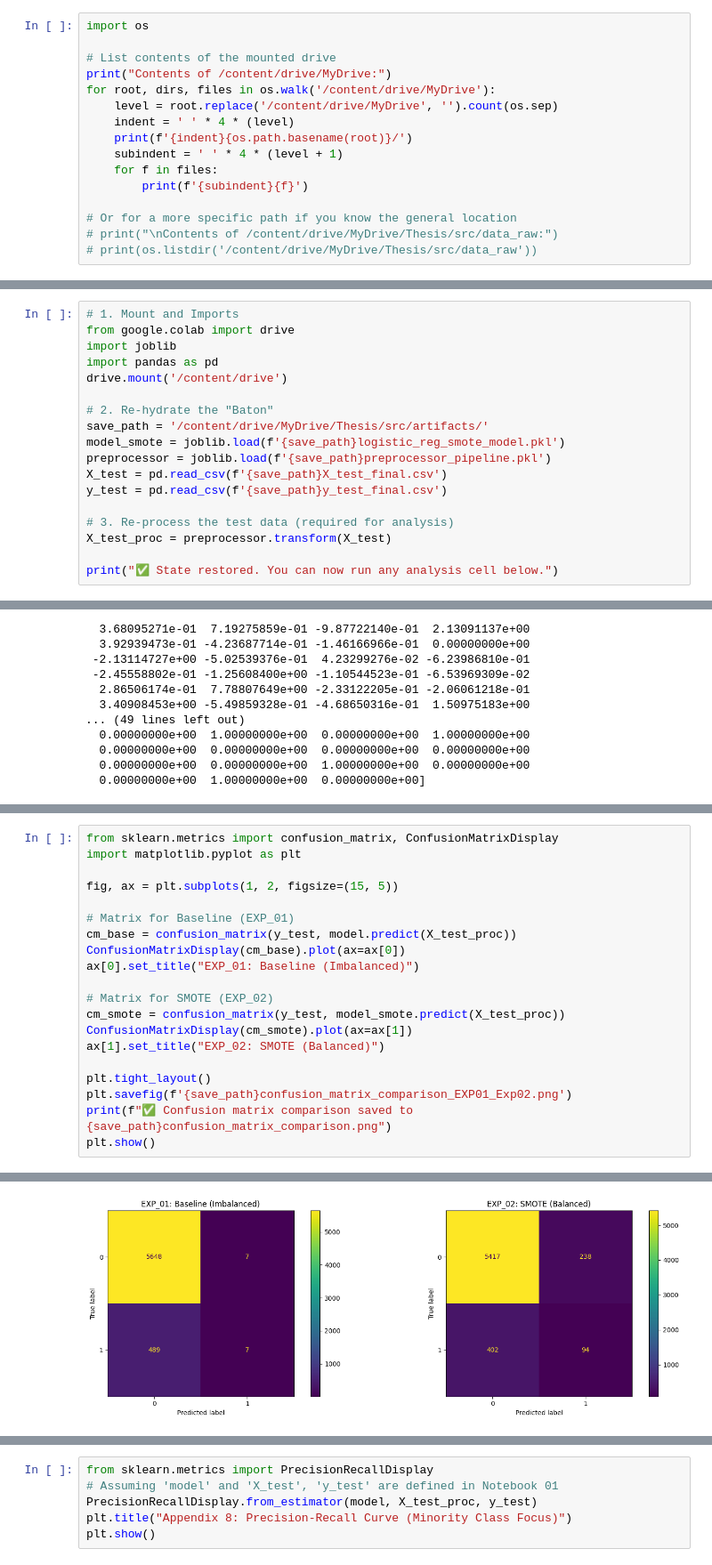
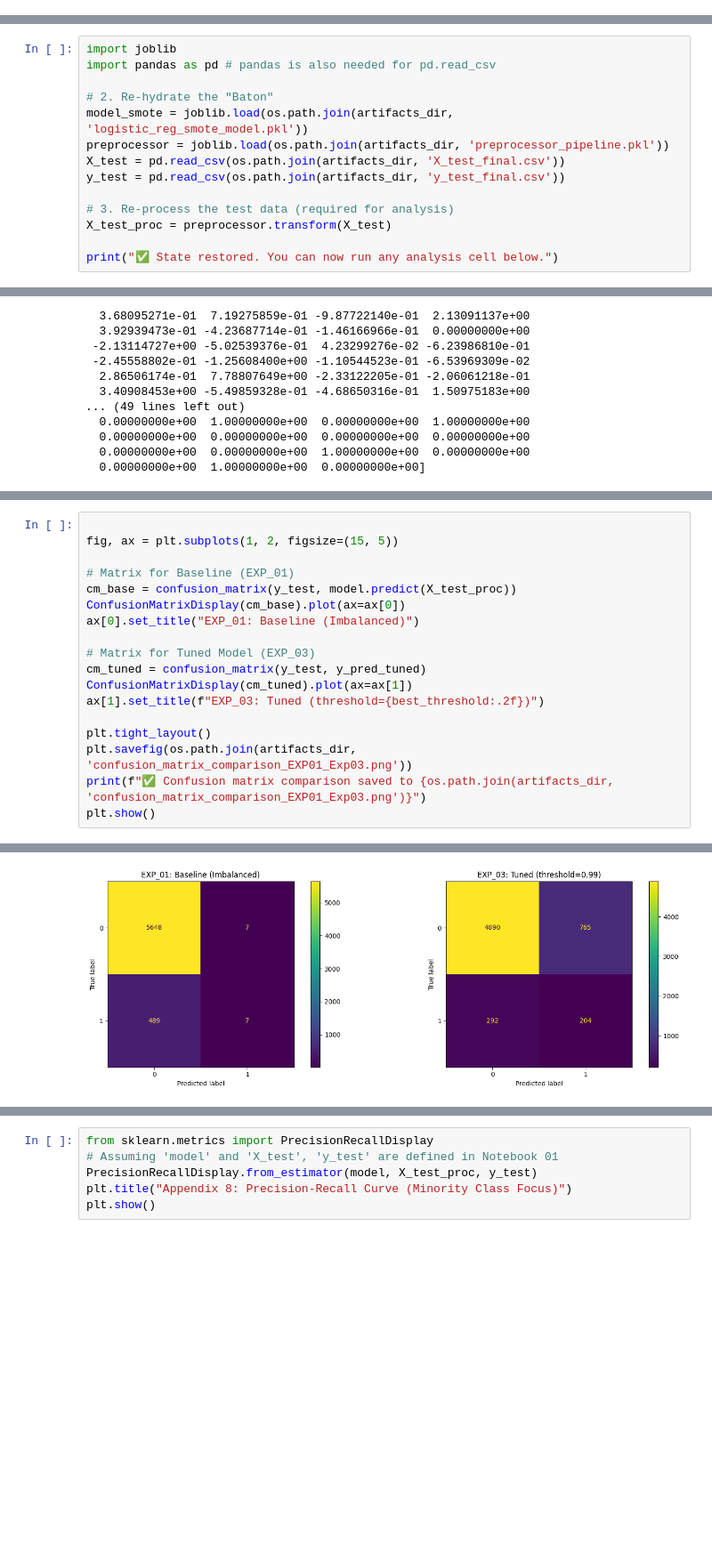
Before and after one commit to hemajuluri/Ethical-and-fairness, a Jupyter notebook: 01_Modelling.ipynb, the cells around one changed output, grey strips where cells are left out. Shown at 89% size. Saved outputs shown, nothing was run; the diff lists cells and outputs as text; blank space fills up the shorter version.

```diff
--- a/01_Modelling.ipynb
+++ b/01_Modelling.ipynb
@@ -44,19 +72,3 @@ df['INCOME_PER_PERSON']    = df['AMT_INCOME_TOTAL'] / df['CNT_FAM_MEMBERS']
 # %%
 # Exclude gender from model features
 X = df_sample.drop(['TARGET', 'SK_ID_CURR', 'CODE_GENDER'], axis=1)
-# %%
-import os
-
-# List contents of the mounted drive
-print("Contents of /content/drive/MyDrive:")
-for root, dirs, files in os.walk('/content/drive/MyDrive'):
-    level = root.replace('/content/drive/MyDrive', '').count(os.sep)
-    indent = ' ' * 4 * (level)
-    print(f'{indent}{os.path.basename(root)}/')
-    subindent = ' ' * 4 * (level + 1)
-    for f in files:
-        print(f'{subindent}{f}')
-
-# Or for a more specific path if you know the general location
-# print("\nContents of /content/drive/MyDrive/Thesis/src/data_raw:")
-# print(os.listdir('/content/drive/MyDrive/Thesis/src/data_raw'))
@@ -81,18 +75,14 @@ Streaming output truncated to the last 5000 lines.
 # %% [markdown]
 After running the above cell, carefully inspect the output to find the exact path to your `application_train.csv` file. Once you have the correct path, update the `raw_data_path` variable in the first code cell (`zenevoh1JZbF`) to reflect the correct location. For example, if your file is directly under `MyDrive`, you would change it to `'/content/drive/MyDrive/application_train.csv'`.
 # %%
-# 1. Mount and Imports
-from google.colab import drive
 import joblib
-import pandas as pd
-drive.mount('/content/drive')
+import pandas as pd # pandas is also needed for pd.read_csv
 
 # 2. Re-hydrate the "Baton"
-save_path = '/content/drive/MyDrive/Thesis/src/artifacts/'
-model_smote = joblib.load(f'{save_path}logistic_reg_smote_model.pkl')
-preprocessor = joblib.load(f'{save_path}preprocessor_pipeline.pkl')
-X_test = pd.read_csv(f'{save_path}X_test_final.csv')
-y_test = pd.read_csv(f'{save_path}y_test_final.csv')
+model_smote = joblib.load(os.path.join(artifacts_dir, 'logistic_reg_smote_model.pkl'))
+preprocessor = joblib.load(os.path.join(artifacts_dir, 'preprocessor_pipeline.pkl'))
+X_test = pd.read_csv(os.path.join(artifacts_dir, 'X_test_final.csv'))
+y_test = pd.read_csv(os.path.join(artifacts_dir, 'y_test_final.csv'))
 
 # 3. Re-process the test data (required for analysis)
 X_test_proc = preprocessor.transform(X_test)
@@ -273,8 +423,6 @@ print(f"✅ metrics_comparison saved to {save_path}metrics_comparison.csv")
 # %% [output]
 ✅ metrics_comparison saved to /content/drive/MyDrive/Thesis/src/artifacts/metrics_comparison.csv
 # %%
-from sklearn.metrics import confusion_matrix, ConfusionMatrixDisplay
-import matplotlib.pyplot as plt
 
 fig, ax = plt.subplots(1, 2, figsize=(15, 5))
 
@@ -283,13 +431,13 @@ cm_base = confusion_matrix(y_test, model.predict(X_test_proc))
 ConfusionMatrixDisplay(cm_base).plot(ax=ax[0])
 ax[0].set_title("EXP_01: Baseline (Imbalanced)")
 
-# Matrix for SMOTE (EXP_02)
-cm_smote = confusion_matrix(y_test, model_smote.predict(X_test_proc))
-ConfusionMatrixDisplay(cm_smote).plot(ax=ax[1])
-ax[1].set_title("EXP_02: SMOTE (Balanced)")
+# Matrix for Tuned Model (EXP_03)
+cm_tuned = confusion_matrix(y_test, y_pred_tuned)
+ConfusionMatrixDisplay(cm_tuned).plot(ax=ax[1])
+ax[1].set_title(f"EXP_03: Tuned (threshold={best_threshold:.2f})")
 
 plt.tight_layout()
-plt.savefig(f'{save_path}confusion_matrix_comparison_EXP01_Exp02.png')
-print(f"✅ Confusion matrix comparison saved to {save_path}confusion_matrix_comparison.png")
+plt.savefig(os.path.join(artifacts_dir, 'confusion_matrix_comparison_EXP01_Exp03.png'))
+print(f"✅ Confusion matrix comparison saved to {os.path.join(artifacts_dir, 'confusion_matrix_comparison_EXP01_Exp03.png')}")
 plt.show()
 # %% [output]
@@ -297,2 +445,2 @@ plt.show()
-[figure, old version]
+[figure, new version]
 # %%
```
Also changed, not shown: parts of 31 cells of this notebook.
